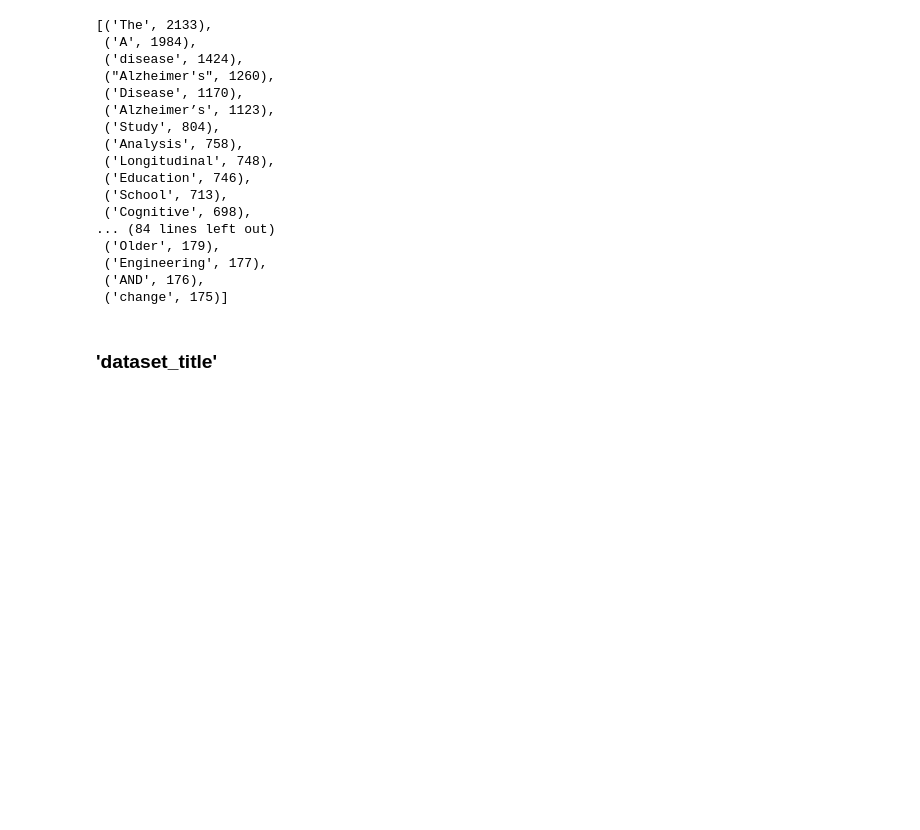
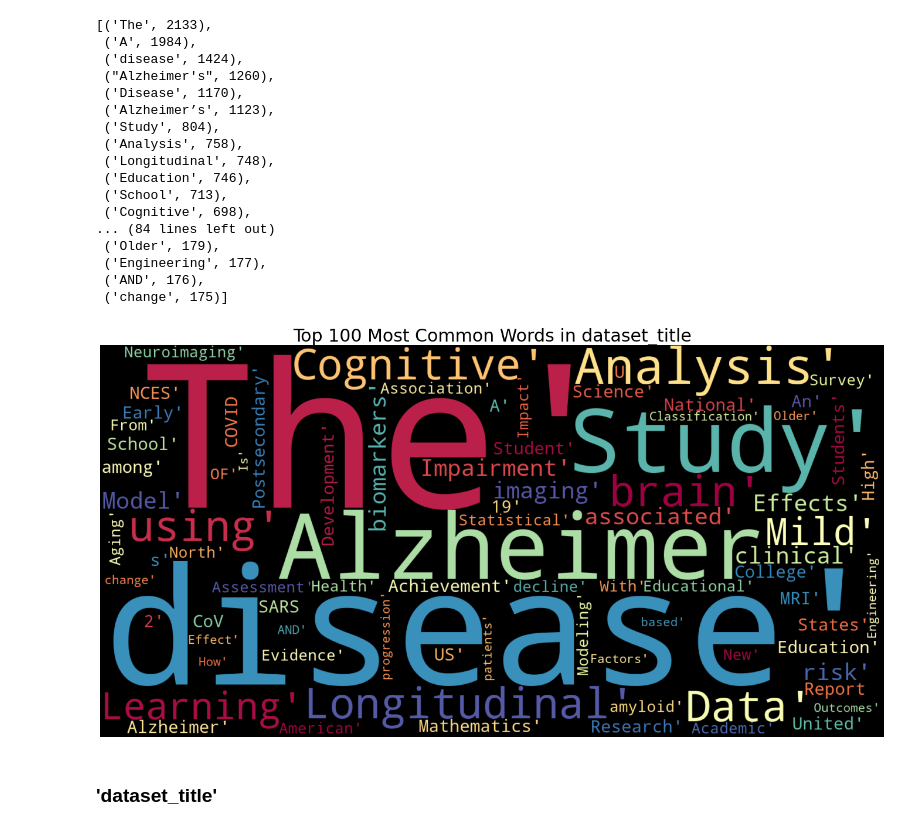
Before and after one commit to baotramduong/Portfolio_Project_NLP_Show_US_The_Data, a Jupyter notebook: EDA.ipynb, the cells around one changed output. Saved outputs shown, nothing was run; the diff lists cells and outputs as text; code cells hidden in the pictures; blank space fills up the shorter version.

```diff
--- a/EDA.ipynb
+++ b/EDA.ipynb
@@ -522,6 +482,23 @@ mostcommon
  ('Engineering', 177),
  ('AND', 176),
  ('change', 175)]
+# %%
+#plot frequency distributions
+wordcloud = WordCloud(width = 1600, height = 800,
+                      background_color = 'black',
+                      colormap = 'Spectral',
+                      stopwords = stopwords_list).generate(str(mostcommon))
+
+fig = plt.figure(figsize = (20, 10), facecolor = 'white')
+plt.imshow(wordcloud, interpolation = 'bilinear')
+plt.axis('off')
+plt.title('Top 100 Most Common Words in dataset_title', fontsize = 30)
+plt.tight_layout()
+
+#save
+plt.savefig('pub_title_wordcloud.png')
+# %% [output]
+[figure, added]
 # %% [markdown]
 ### 'dataset_title'
 # %%
```
Also changed, not shown: parts of 30 cells of this notebook.
